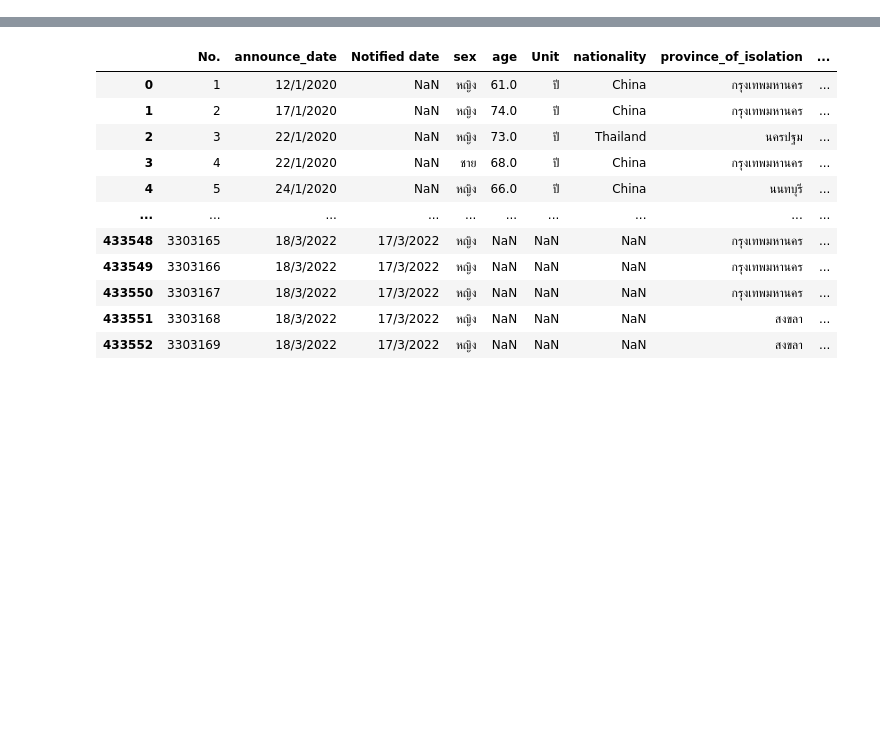
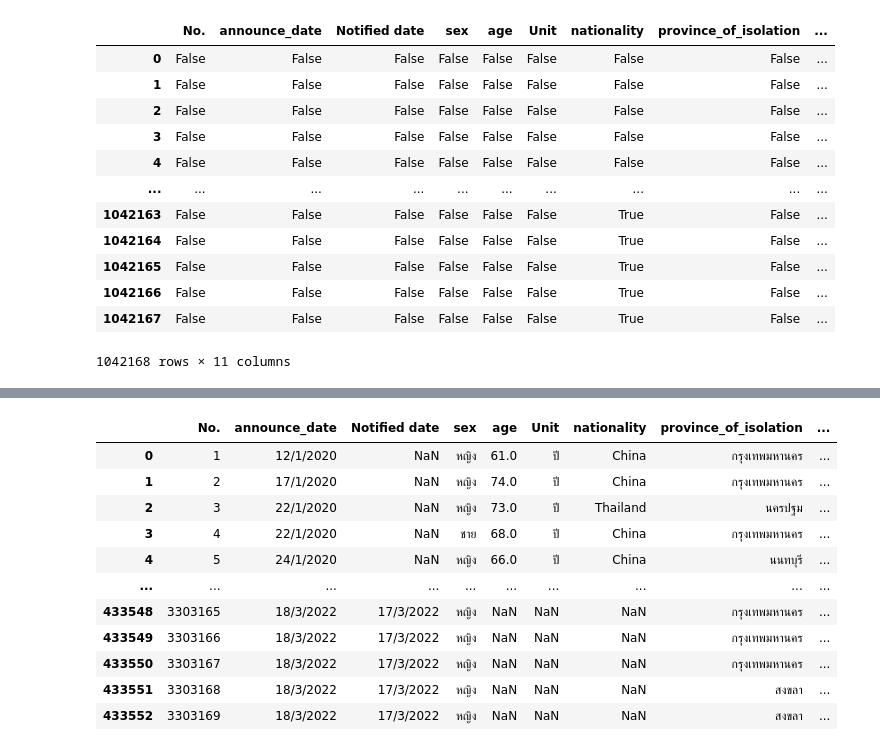
Before and after one commit to sitthatkaja/data_viz_2022, a Jupyter notebook: Project_Group.ipynb, the cells around one changed output, grey strips where cells are left out. Saved outputs shown, nothing was run; the diff lists cells and outputs as text; code cells hidden in the pictures; blank space fills up the shorter version.

```diff
--- a/Project_Group.ipynb
+++ b/Project_Group.ipynb
@@ -85,0 +103,16 @@ data_04
+# %%
+data_02.isnull() #ดูว่าข้อมูลนั้นมี Missing รึป่าว
+# %% [output]
+|  | No. | announce_date | Notified date | sex | age | Unit | nationality | province_of_isolation | ... |
+| 0 | False | False | False | False | False | False | False | False | ... |
+| 1 | False | False | False | False | False | False | False | False | ... |
+| 2 | False | False | False | False | False | False | False | False | ... |
+| 3 | False | False | False | False | False | False | False | False | ... |
+| 4 | False | False | False | False | False | False | False | False | ... |
+| ... | ... | ... | ... | ... | ... | ... | ... | ... | ... |
+| 1042163 | False | False | False | False | False | False | True | False | ... |
+| 1042164 | False | False | False | False | False | False | True | False | ... |
+| 1042165 | False | False | False | False | False | False | True | False | ... |
+| 1042166 | False | False | False | False | False | False | True | False | ... |
+| 1042167 | False | False | False | False | False | False | True | False | ... |
+1042168 rows × 11 columns
```
Also changed, not shown: parts of 47 cells of this notebook.
